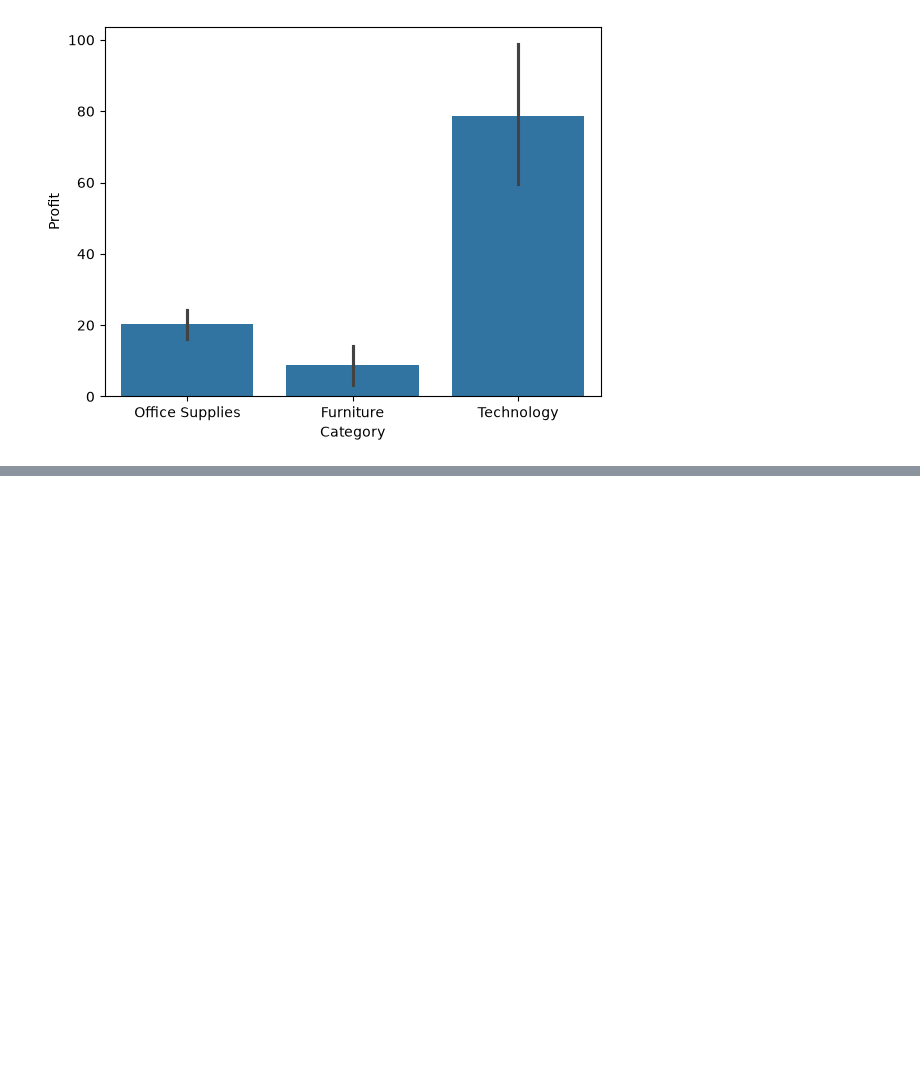
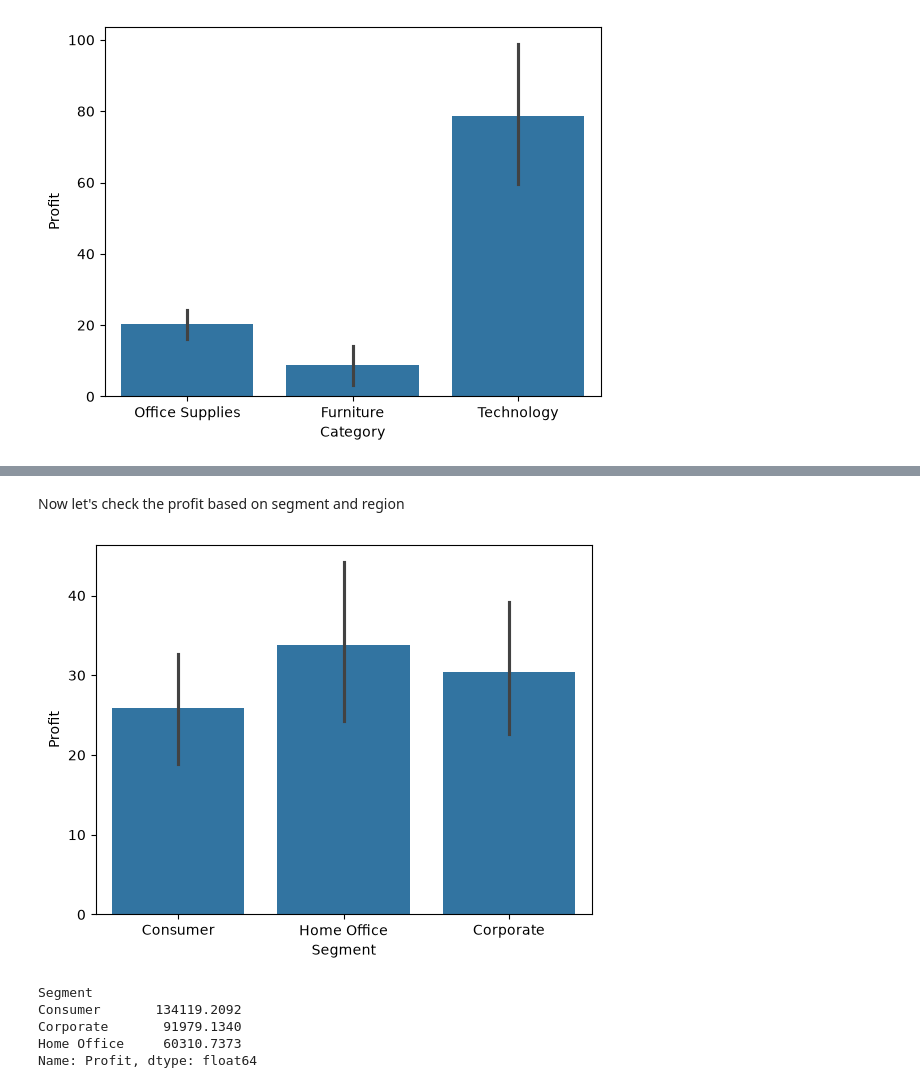
Before and after one commit to boredCreature/super-store-end-to-end-analysis, a Jupyter notebook: store_dataset.ipynb, the cells around one changed output, grey strips where cells are left out. Cells and saved outputs as stored; diff of their text form; code cells hidden in the pictures; blank space fills up the shorter version.

```diff
--- a/store_dataset.ipynb
+++ b/store_dataset.ipynb
@@ -316,0 +333,14 @@ from the bar plot above we can clearly see that Technology has the biggest share
+# %% [markdown]
+Now let's check the profit based on segment and region
+# %%
+sns.barplot(data=df, x='Segment', y='Profit')
+plt.show()
+
+df.groupby('Segment')['Profit'].sum()
+# %% [output]
+[figure, added]
+Segment
+Consumer       134119.2092
+Corporate       91979.1340
+Home Office     60310.7373
+Name: Profit, dtype: float64
```
Also changed, not shown: parts of 7 cells of this notebook.
